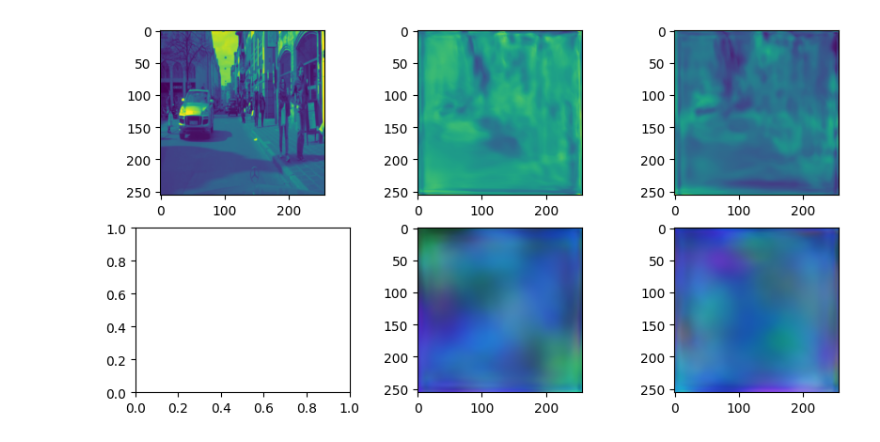
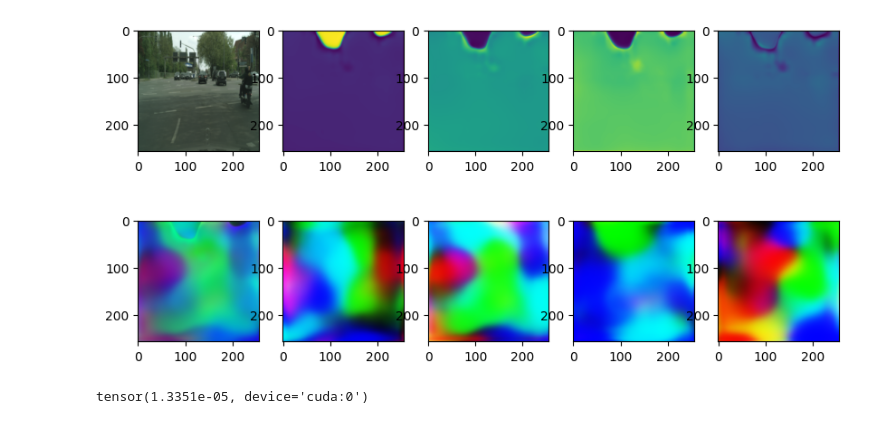
Before and after one commit to Ilias-Paralikas/Unsupervised-Learning, a Jupyter notebook: train.ipynb, the cells around one changed output. Cells and saved outputs as stored; diff of their text form; code cells hidden in the pictures.

```diff
--- a/train.ipynb
+++ b/train.ipynb
@@ -165,30 +217,50 @@ tensorboard_step = 0
+# %%
+from DCGAN.modules.blocks.normalizations import PixelNorm
+# --- HELPER FUNCTION ---
+def encode_image(image):
+    # 1. Independent Segmentation Path (Takes raw image because encoders are separated)
+    segmentation_logits = seg_gen(image)
+    segmentation = nn.Softmax(dim=1)(segmentation_logits)
+
+    # 2. Independent Reconstruction Encoder Path (Unpack the tuple!)
+    encoded_vector = enc(image)
+    norm = PixelNorm(encoded_vector.shape[1])
+    encoded_vector = norm(encoded_vector)
+    # 3. Composed Generation via SPADE
+    partial_reconstructions = gen(encoded_vector)
+
+    final_reconstruction = apply_segmentation(partial_reconstructions, segmentation)
+    # MUST return logits so entropy_loss_fn can use them stably
+    return final_reconstruction, partial_reconstructions, segmentation, segmentation_logits
 # %%
 train_iter = iter(train_loader)
 # %%
-data ,_ = next(train_iter)
-data = data.to(device)
+real ,_ = next(train_iter)
+real = real.to(device)
 with torch.no_grad():
-    encoded_vector = enc(data)
-    reconstruction = gen(encoded_vector)
-    segmentation = seg_gen(data)
-    num_classes = segmentation.shape[1]
-
+    reconstruction, partial_reconstructions, segmentation, _ =      encode_image(real)
 #     reconstructed_image = combine(reconstruction, segmentation)
 
 
 
-components = reconstruction.shape[1]
+components = segmentation.shape[1]
 fig,ax = plt.subplots(2,components+1,figsize=(10,5))
-ax[0,0].imshow(data.cpu().numpy()[0,0])
+real = scale_for_display(real)
+ax[0,0].imshow(real[0].permute(1,2,0).cpu().numpy())
 for i in range(components):
     ax[0,i+1].imshow(segmentation.cpu().numpy()[0,i])
 
 
 # reconstructed_image = scale_for_display(reconstructed_image)
 reconstruction = scale_for_display(reconstruction)
-# ax[1,0].imshow(reconstructed_image.cpu()[0].permute(1,2,0).numpy())
+partial_reconstructions= scale_for_display(partial_reconstructions)
+ax[1,0].imshow(reconstruction.cpu()[0].permute(1,2,0).numpy())
 for i in range(components):
-    ax[1,i+1].imshow(reconstruction[0,i].permute(1,2,0).cpu().numpy())
+    ax[1,i+1].imshow(partial_reconstructions[0,i].permute(1,2,0).cpu().numpy())
 plt.show()
 # %% [output]
-[figure, old version]
+[figure, new version]
+# %%
+partial_reconstructions.min()
+# %% [output]
+tensor(1.3351e-05, device='cuda:0')
```
Also changed, not shown: parts of 8 cells of this notebook, 6 other files.
